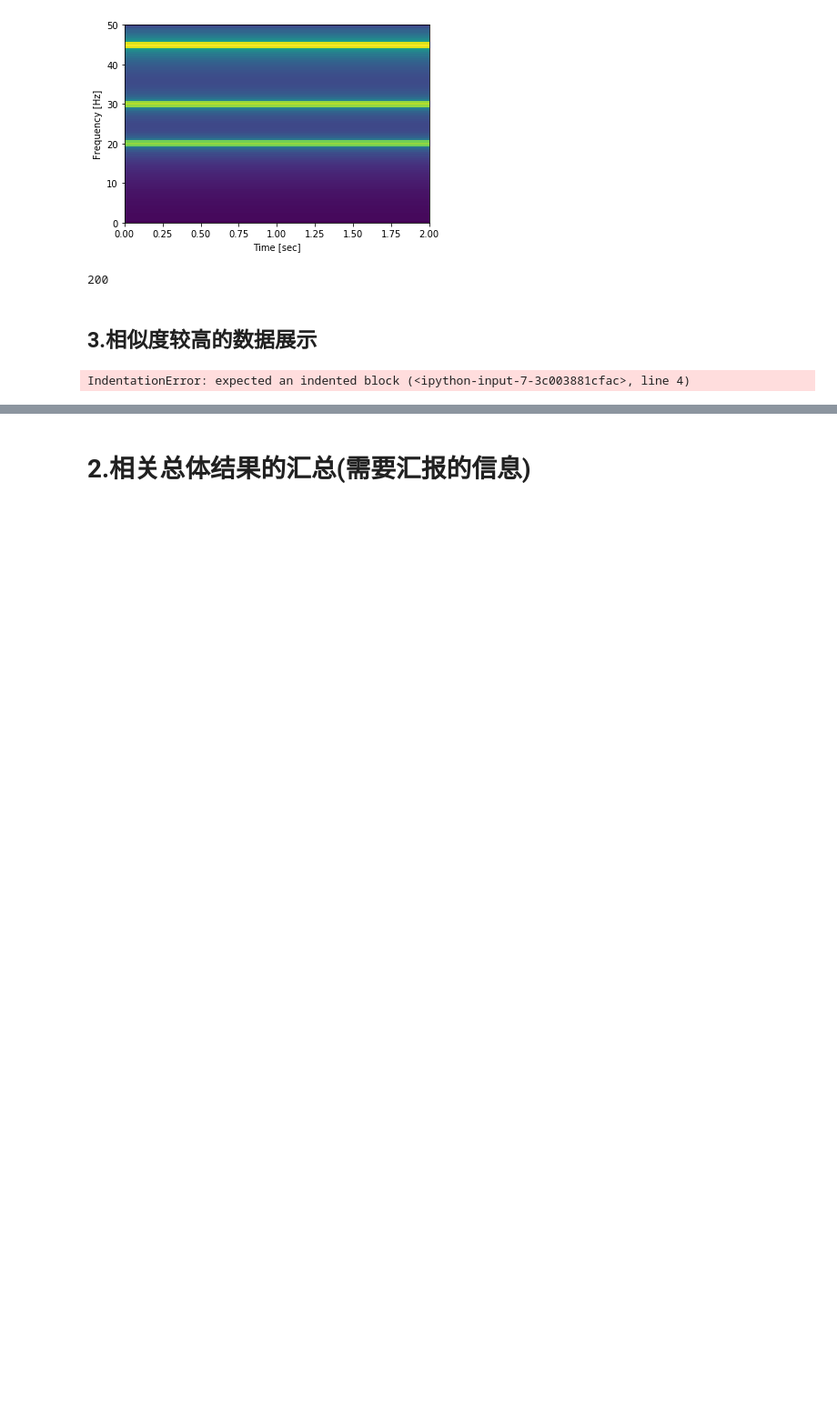
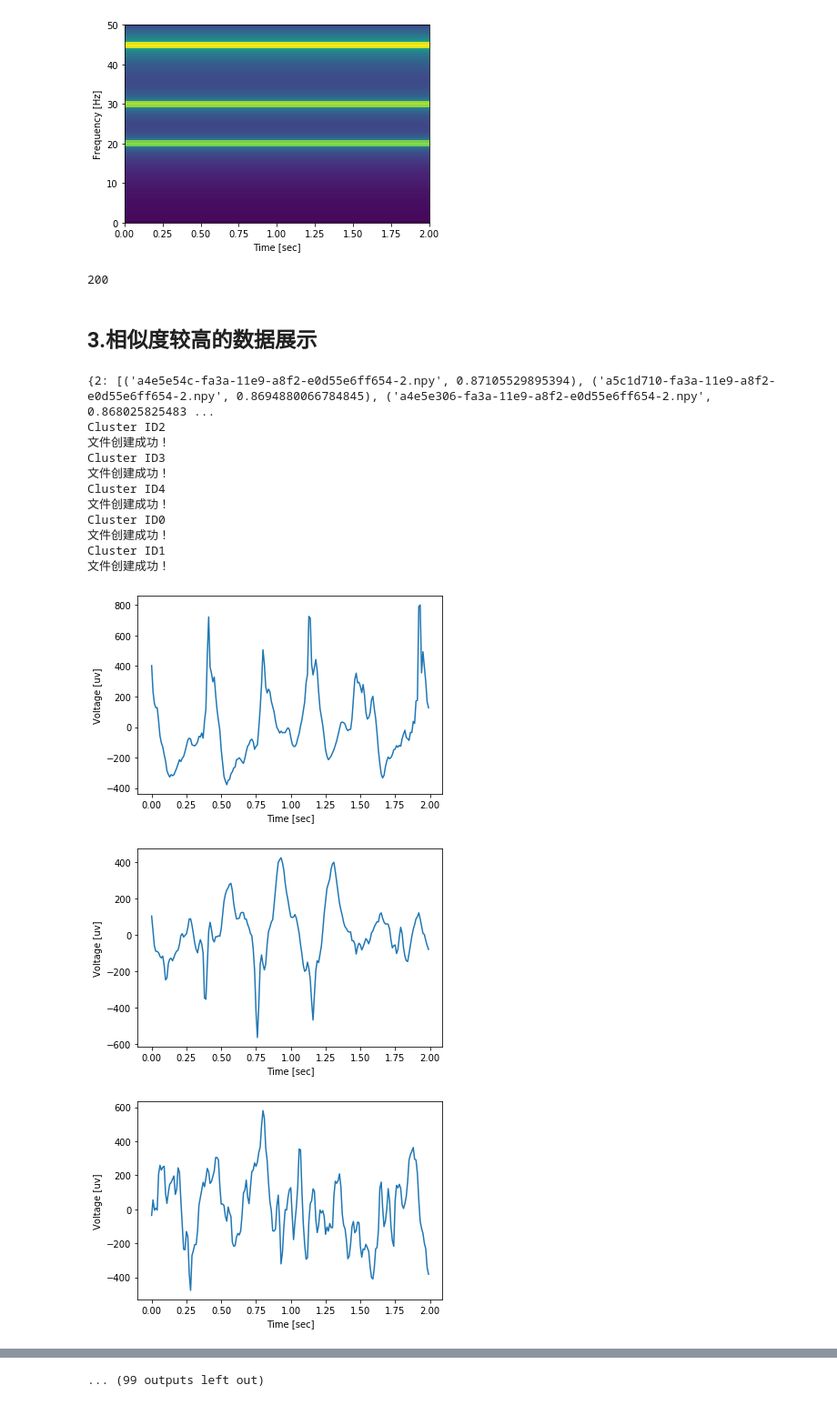
Before and after one commit to danzhewuju/SEEG, a Jupyter notebook: NoteBookJupyter/Spectrogram.ipynb, the cells around one changed output, grey strips where cells are left out. Shown at 91% size. Saved outputs shown, nothing was run; the diff lists cells and outputs as text; code cells hidden in the pictures; blank space fills up the shorter version.

```diff
--- a/NoteBookJupyter/Spectrogram.ipynb
+++ b/NoteBookJupyter/Spectrogram.ipynb
@@ -146,27 +140,40 @@ top_wave_cluster = get_top_score_series(wave_clusters_id_feature_data, DBA_wave)
 # %%
 import os
 def makedir(path):
     if os.path.exists(path) is not True:
         os.makedirs(path)
         print("文件创建成功！")
 print(top_wave_cluster)
 for cluster_id, feature_ids in top_wave_cluster.items():
     print("Cluster ID{}".format(cluster_id))
-    path_negative = "./result/{}".format(cluster_id)
-    path_positive = "./result/{}".format(cluster_id)
-    makedir(path_negative)
-    makedir(path_positive)
+    # path_negative = "./result/{}".format(cluster_id)
+    # path_positive = "./result/{}".format(cluster_id)
+    # makedir(path_negative)
+    # makedir(path_positive)
     y_spectrogram = np.zeros(200)
     for f_id, _ in feature_ids:
         raw_path = fi_id_nfi_dict[f_id]["nfi_path"]
         channel_no = feature_id_time_spatial[f_id]["spatial"]
         raw_data_channel = np.load(raw_path)[channel_no]
         x = np.arange(0, 2, 0.01)
         y_spectrogram += raw_data_channel
         plt.plot(x, raw_data_channel*1e6)
         plt.xlabel("Time [sec]")
         plt.ylabel("Voltage [uv]")
         plt.show()
     spectrogram_draw(y_spectrogram)
 # %% [output]
-IndentationError: expected an indented block (<ipython-input-7-3c003881cfac>, line 4)
+{2: [('a4e5e54c-fa3a-11e9-a8f2-e0d55e6ff654-2.npy', 0.87105529895394), ('a5c1d710-fa3a-11e9-a8f2-e0d55e6ff654-2.npy', 0.8694880066784845), ('a4e5e306-fa3a-11e9-a8f2-e0d55e6ff654-2.npy', 0.868025825483 ...
+Cluster ID2
+文件创建成功！
+Cluster ID3
+文件创建成功！
+Cluster ID4
+文件创建成功！
+Cluster ID0
+文件创建成功！
+Cluster ID1
+文件创建成功！
+[figure, added]
+[figure, added]
+[figure, added]
@@ -173,2 +188 @@ IndentationError: expected an indented block (<ipython-input-7-3c003881cfac>, li
+... (99 outputs left out)
-# %% [markdown]
-# 2.相关总体结果的汇总(需要汇报的信息)
```
Also changed, not shown: parts of 4 cells of this notebook, 6 other files.
